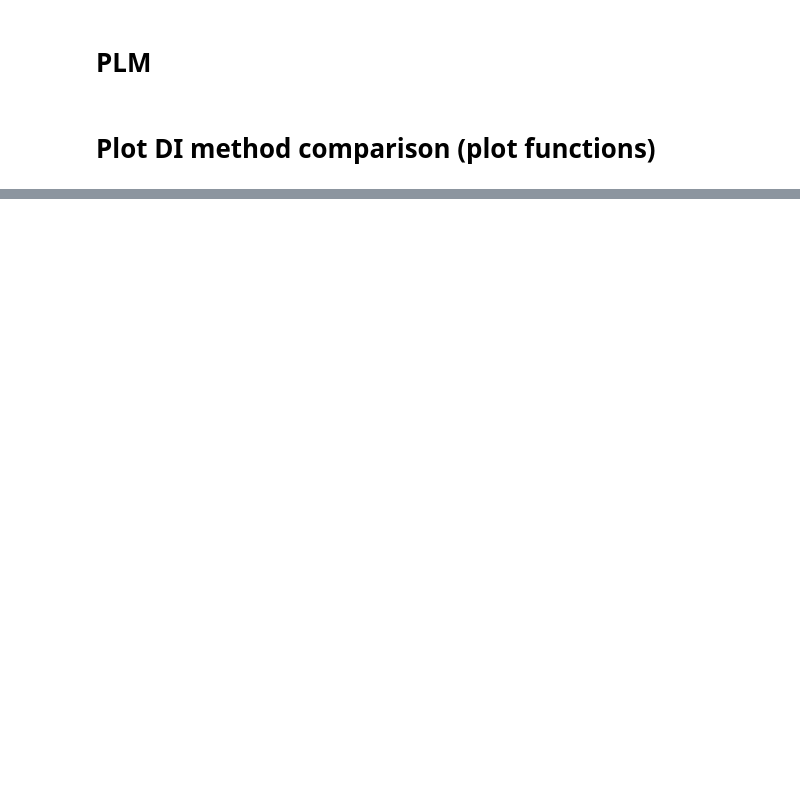
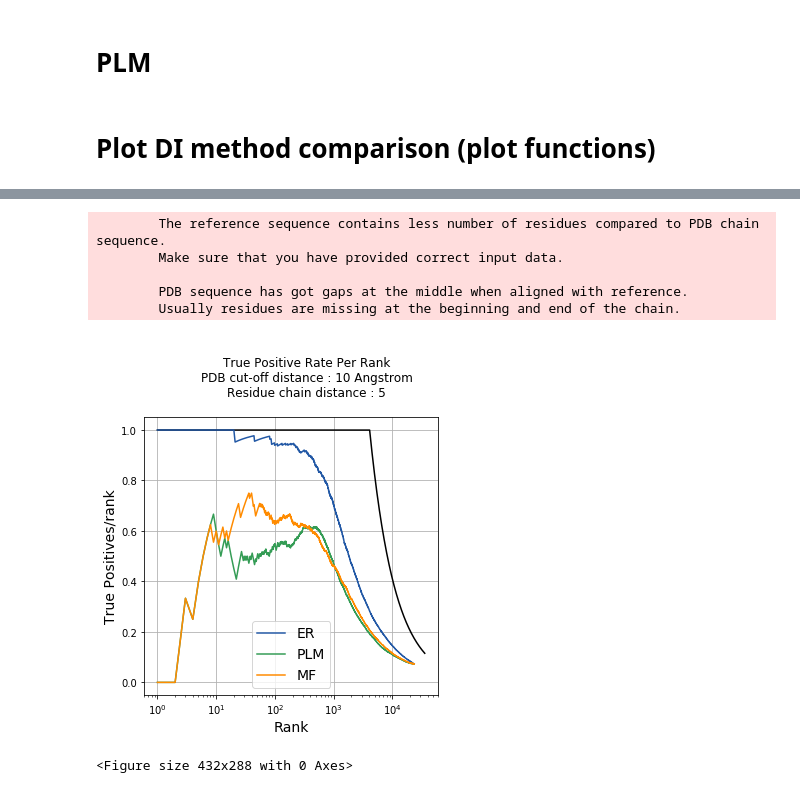
Before and after one commit to evancresswell/DCA_ER, a Jupyter notebook: individual_method_comparison_plots.ipynb, the cells around one changed output, grey strips where cells are left out. Saved outputs shown, nothing was run; the diff lists cells and outputs as text; code cells hidden in the pictures; blank space fills up the shorter version.

```diff
--- a/individual_method_comparison_plots.ipynb
+++ b/individual_method_comparison_plots.ipynb
@@ -270,0 +469,26 @@ plt.show()
+# %%
+from pydca.contact_visualizer import contact_visualizer
+ref_outfile = Path(processed_data_dir, '%s_ref.fa' % pfam_id)
+print(er_tp[:10])
+
+ct_flats = [ct_flat, PLM_ct_flat, MF_ct_flat]
+dis = [ER_di, PLM_di, PMF_di]
+
+methods = ['ER', 'PLM', 'MF']
+
+print('er_flat contacts, ', ct_flat)
+print('plm_flat contacts', PLM_ct_flat)
+tps = []
+for ct_f in ct_flats:
+    tp = np.cumsum(ct_f, dtype=float)
+    print(len(tp))
+#     if tp[-1] !=0:
+#         tp /= tp[-1]
+    tps.append(tp)
+print(ct_flat[:10])
+plmdca_visualizer = contact_visualizer.DCAVisualizer('protein', pdb_chain, pdb_id,
+    refseq_file = str(ref_outfile),
+    sorted_dca_scores = PLM_di_data,
+    linear_dist = 5,
+    contact_dist = 10
+)
@@ -270,0 +504,15 @@ plt.show()
+# %%
+plt.figure(figsize=(5,5.75))
+ax = plt.subplot2grid((1,1),(0,0))
+ax = plot_true_positive_rates_ecc([plmdca_visualizer], tps, methods, 10, 5, ax)
+# ax = plot_true_positive_rates_ecc([plmdca_visualizer], dis, ct, methods, 5, 5, ax)
+
+plt.tight_layout()
+# %% [output]
+        The reference sequence contains less number of residues compared to PDB chain sequence.
+        Make sure that you have provided correct input data.
+
+        PDB sequence has got gaps at the middle when aligned with reference.
+        Usually residues are missing at the beginning and end of the chain.
+[figure, added]
+<Figure size 432x288 with 0 Axes>
```
Also changed, not shown: parts of 14 cells of this notebook, 3 other files.
